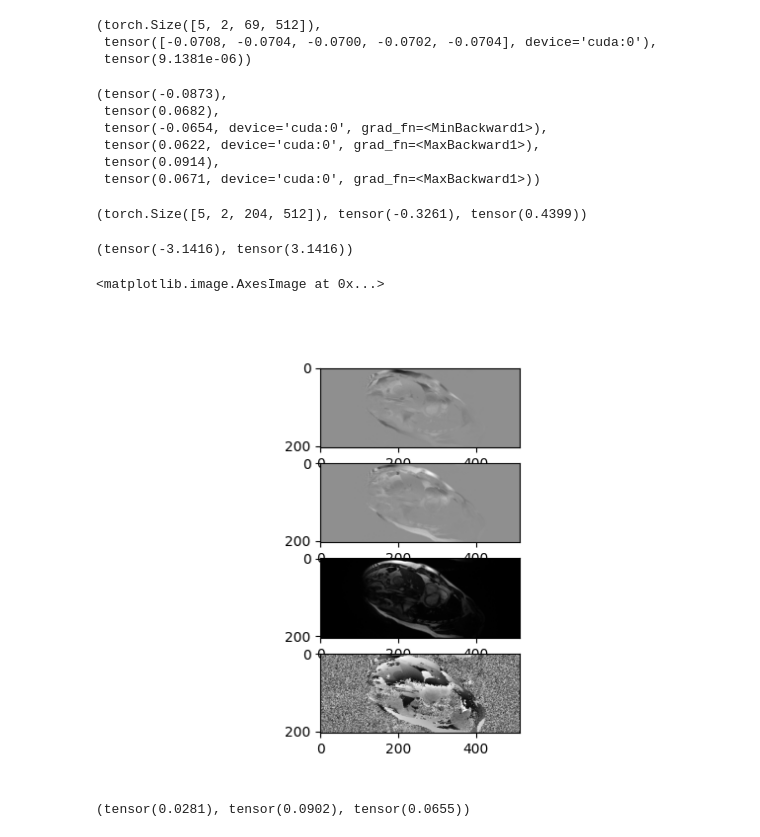
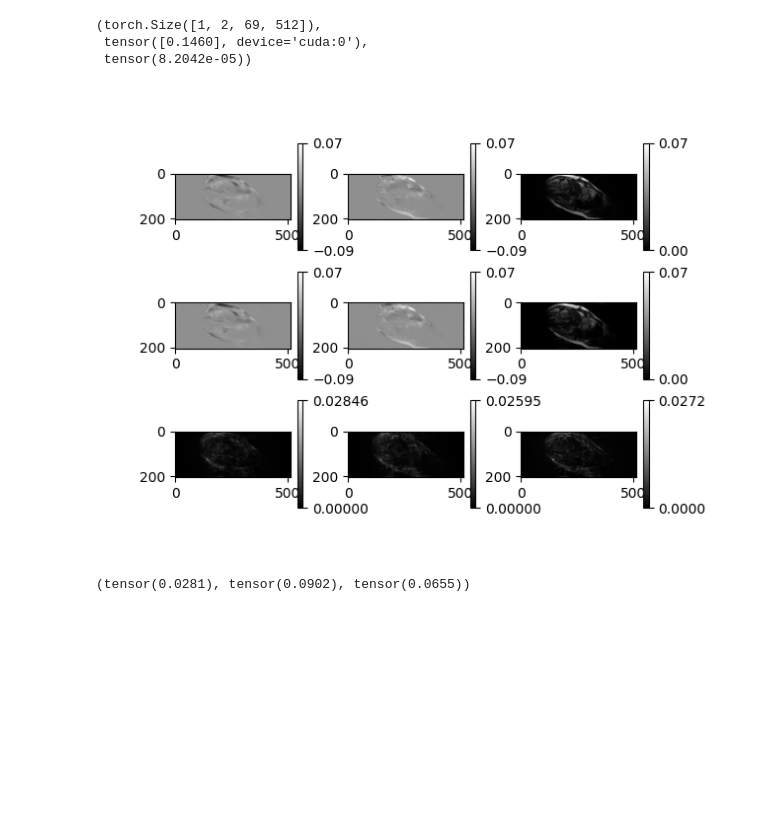
Before and after one commit to somcogo/space_time_reg, a Jupyter notebook: notebook.ipynb, the cells around one changed output. Cells and saved outputs as stored; diff of their text form; code cells hidden in the pictures; blank space fills up the shorter version.

```diff
--- a/notebook.ipynb
+++ b/notebook.ipynb
@@ -23,13 +23,13 @@ config = Namespace(
     dataset='cmr_P001_Acc04',
     slice_number=0,
     start_frame=0,
-    time_points=5,
+    time_points=1,
     device='cuda',
     recon_scale=13,
-    recon_epochs=10,
+    recon_epochs=20,
     debug=True,
     lambda_st=1,
-    lambda_init_recon=1-2,
+    lambda_init_recon=10,
     detach_grads=True,
     init_lr=1e-4,
 )
@@ -57,6 +57,7 @@ recon_init = reconstruct_initial_frame_learned_reg(config=config, recon=recon_in
 with torch.no_grad():
     print('gt max min', gt_im.abs().max(), gt_im.min(), 'recon init max min', recon_init.abs().max(), recon_init.min())
     gtabs = fastmri.complex_abs(gt_im.movedim(1, -1))
-    reconabs = fastmri.complex_abs(recon_init.detach().movedim(1, -1))
+    reconabs = fastmri.complex_abs(recon_init.detach().cpu().movedim(1, -1))
     print('gt max min', gtabs.max(), gtabs.min(), 'recon init max min', reconabs.max(), reconabs.min())
+    print(f'Max abs diff {(gtabs-reconabs).abs().max() / gtabs.max()}, max abs of diff value {(gt_im - recon_init.detach().cpu()).abs().max() / gt_im.abs().max()}')
 # %% [output]
@@ -77,44 +87,49 @@ l = loss_fn(forward_method(recon_init.detach().cpu()), fixed)
 l2 = loss_fn(forward_method(torch.zeros_like(recon_init).detach().cpu()), fixed)
 l.shape, r, l.max()
 # %% [output]
-(torch.Size([5, 2, 69, 512]),
- tensor([-0.0708, -0.0704, -0.0700, -0.0702, -0.0704], device='cuda:0'),
- tensor(9.1381e-06))
+(torch.Size([1, 2, 69, 512]),
+ tensor([0.1460], device='cuda:0'),
+ tensor(8.2042e-05))
-# %%
-gt_im.min(), gt_im.max(), recon_init.min(), recon_init.max(), fastmri.complex_abs(gt_im.movedim(1,-1)).max(), fastmri.complex_abs(recon_init.movedim(1,-1)).max()
-# %% [output]
-(tensor(-0.0873),
- tensor(0.0682),
- tensor(-0.0654, device='cuda:0', grad_fn=<MinBackward1>),
- tensor(0.0622, device='cuda:0', grad_fn=<MaxBackward1>),
- tensor(0.0914),
- tensor(0.0671, device='cuda:0', grad_fn=<MaxBackward1>))
-# %%
-raw_kspace_data.shape, raw_kspace_data.min(), raw_kspace_data.max()
-# %% [output]
-(torch.Size([5, 2, 204, 512]), tensor(-0.3261), tensor(0.4399))
-# %%
-torch.angle(torch.view_as_complex(gt_im[0].movedim(0,-1))).min(), torch.angle(torch.view_as_complex(gt_im[0].movedim(0,-1))).max()
-# %% [output]
-(tensor(-3.1416), tensor(3.1416))
+# %%
+def show_im(ax, val, vmin, vmax):
+    im = ax.imshow(val, vmin=vmin, vmax=vmax, cmap='gray')
+    add_cb(im, vmin, vmax)
+
+def add_cb(im, vmin, vmax):
+    cb = plt.colorbar(im)
+    cb.set_ticks([vmin, vmax])
 # %%
-f,a = plt.subplots(4)
+f,a = plt.subplots(3,3)
 vmin=-0.09
 vmax=0.07
 rec = recon_init.detach().cpu()
-a[0].imshow(gt_im[0,0], vmin=vmin, vmax=vmax, cmap='gray')
-a[1].imshow(gt_im[0,1], vmin=vmin, vmax=vmax, cmap='gray')
-a[2].imshow(fastmri.complex_abs(gt_im[0].movedim(0,-1)), vmin=0, vmax=abs(vmax), cmap='gray')
-a[3].imshow((torch.angle(torch.view_as_complex(gt_im[0].movedim(0,-1)))), vmin=-3.15, vmax=3.15, cmap='gray')
+recabs = fastmri.complex_abs(rec[0].movedim(0,-1))
+gtabs = fastmri.complex_abs(gt_im[0].movedim(0,-1))
+
+show_im(a[0,0], gt_im[0,0], vmin, vmax)
+show_im(a[0,1], gt_im[0,1], vmin, vmax)
+show_im(a[0,2], gtabs, 0, abs(vmax))
+
+show_im(a[1,0], rec[0,0], vmin, vmax)
+show_im(a[1,1], rec[0,1], vmin, vmax)
+show_im(a[1,2], recabs, 0, abs(vmax))
+
+diff = gt_im[0] - rec[0]
+absdiff = (gtabs - recabs)
+show_im(a[2,0], diff[0].abs(), 0, diff[0].abs().max())
+show_im(a[2,1], diff[1].abs(), 0, diff[1].abs().max())
+show_im(a[2,2], absdiff.abs(), 0, absdiff.abs().max())
+# a[0,1].imshow(gt_im[0,1], vmin=vmin, vmax=vmax, cmap='gray')
+# a[0,2].imshow(fastmri.complex_abs(gt_im[0].movedim(0,-1)), vmin=0, vmax=abs(vmax), cmap='gray')
+# # a[3].imshow((torch.angle(torch.view_as_complex(rec[0].movedim(0,-1)))), vmin=-3.15, vmax=3.15, cmap='gray')
 # a[1,0].imshow(rec[0,0], vmin=vmin, vmax=vmax, cmap='gray')
 # a[1,1].imshow(rec[0,1], vmin=vmin, vmax=vmax, cmap='gray')
 # a[1,2].imshow(fastmri.complex_abs(rec[0].movedim(0,-1)), vmin=0, vmax=abs(vmax), cmap='gray')
 # a[2,0].imshow((gt_im[0,0]-rec[0,0]).abs(), vmin=0, vmax=abs(vmax), cmap='gray')
 # a[2,1].imshow((gt_im[0,0]-rec[0,0]).abs(), vmin=0, vmax=abs(vmax), cmap='gray')
 # a[2,2].imshow(fastmri.complex_abs((gt_im[0]-rec[0]).movedim(0,-1)), vmin=0, vmax=abs(vmax), cmap='gray')
 # %% [output]
-<matplotlib.image.AxesImage at 0x...>
-[figure, old version]
+[figure, new version]
 # %%
 fastmri.complex_abs((gt_im[0]-rec[0]).movedim(0,-1)).max(), fastmri.complex_abs(gt_im[0].movedim(0,-1)).max(), fastmri.complex_abs(rec[0].movedim(0,-1)).max()
 # %% [output]
```
Also changed, not shown: parts of 2 cells of this notebook, 3 other files.
